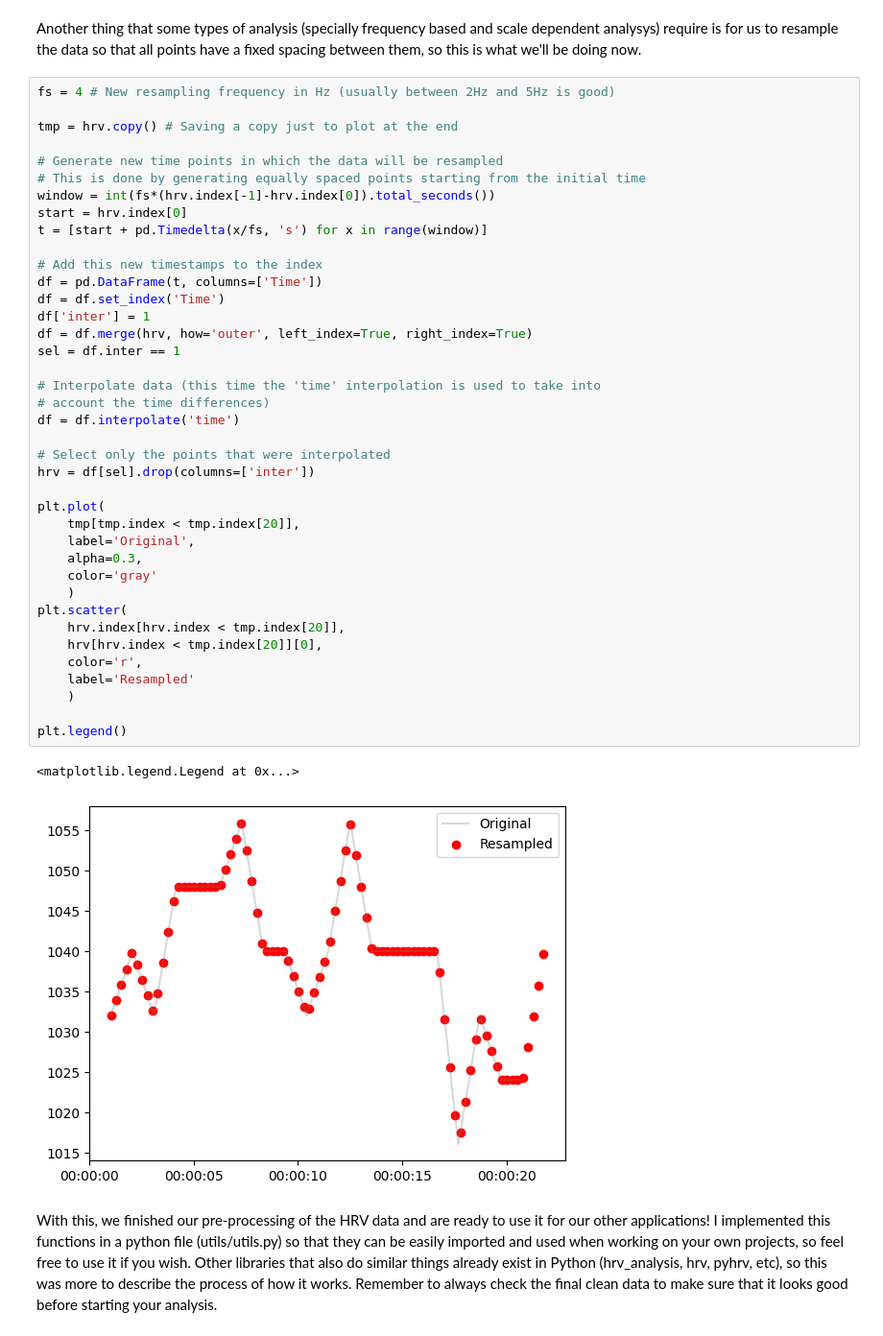
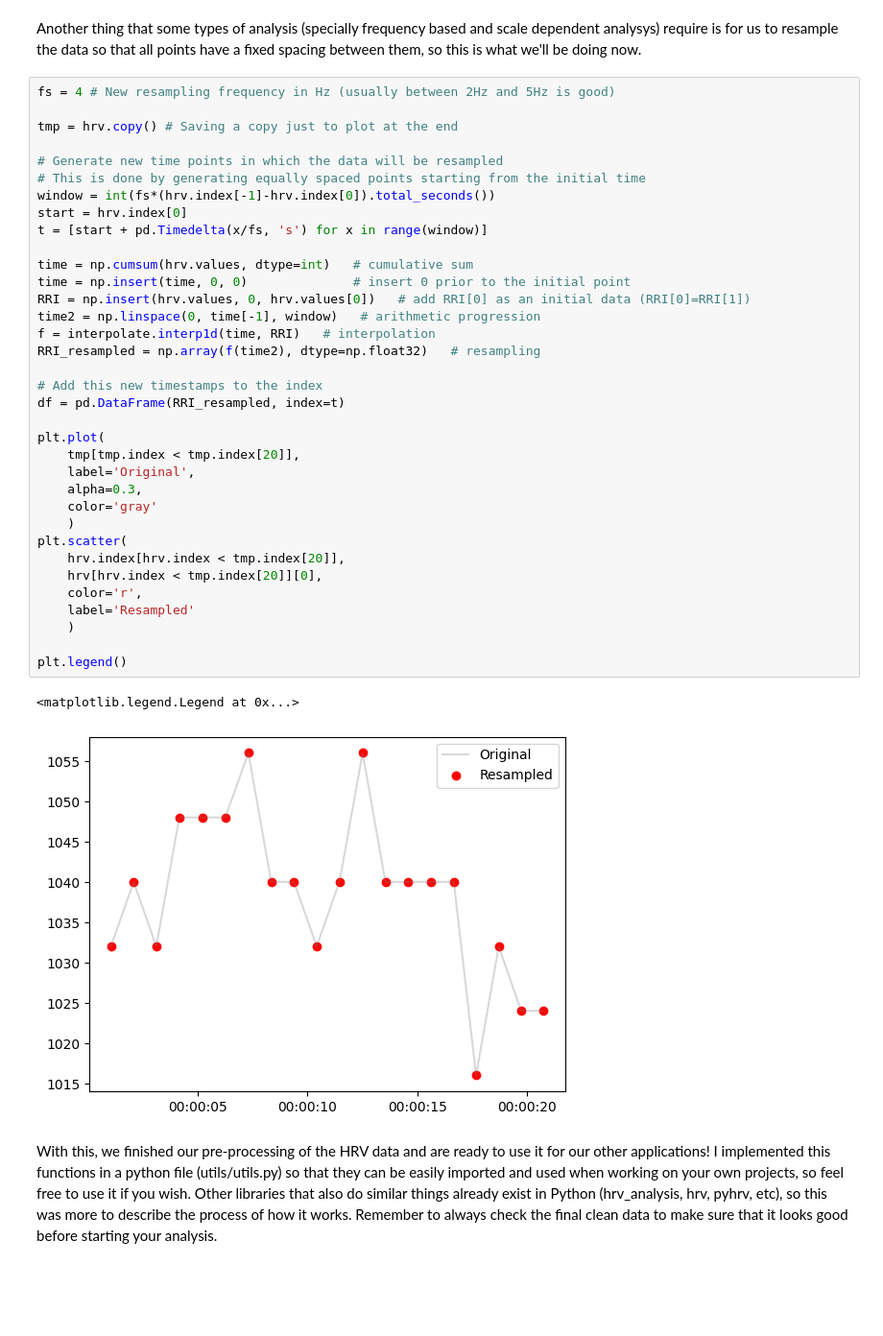
Before and after one commit to jkruse27/Tutorials, a Jupyter notebook: notebooks/hrv_basics.ipynb, the cells around one changed output. Shown: that part at 96% size. Cells and saved outputs as stored; diff of their text form; blank space fills up the shorter version.

Commit message:
fix: Correct small mistakes in resampling and file formating

```diff
--- a/notebooks/hrv_basics.ipynb
+++ b/notebooks/hrv_basics.ipynb
@@ -146,45 +147,41 @@ Another thing that some types of analysis (specially frequency based and scale d
 # %%
 fs = 4 # New resampling frequency in Hz (usually between 2Hz and 5Hz is good)
 
 tmp = hrv.copy() # Saving a copy just to plot at the end
 
 # Generate new time points in which the data will be resampled
 # This is done by generating equally spaced points starting from the initial time
 window = int(fs*(hrv.index[-1]-hrv.index[0]).total_seconds())
 start = hrv.index[0]
 t = [start + pd.Timedelta(x/fs, 's') for x in range(window)]
 
+time = np.cumsum(hrv.values, dtype=int)   # cumulative sum
+time = np.insert(time, 0, 0)              # insert 0 prior to the initial point
+RRI = np.insert(hrv.values, 0, hrv.values[0])   # add RRI[0] as an initial data (RRI[0]=RRI[1])
+time2 = np.linspace(0, time[-1], window)   # arithmetic progression
+f = interpolate.interp1d(time, RRI)   # interpolation
+RRI_resampled = np.array(f(time2), dtype=np.float32)   # resampling
+
 # Add this new timestamps to the index
-df = pd.DataFrame(t, columns=['Time'])
-df = df.set_index('Time')
-df['inter'] = 1
-df = df.merge(hrv, how='outer', left_index=True, right_index=True)
-sel = df.inter == 1
-
-# Interpolate data (this time the 'time' interpolation is used to take into
-# account the time differences)
-df = df.interpolate('time')
-
-# Select only the points that were interpolated
-hrv = df[sel].drop(columns=['inter'])
+df = pd.DataFrame(RRI_resampled, index=t)
 
 plt.plot(
     tmp[tmp.index < tmp.index[20]],
     label='Original',
     alpha=0.3,
     color='gray'
     )
 plt.scatter(
     hrv.index[hrv.index < tmp.index[20]],
     hrv[hrv.index < tmp.index[20]][0],
     color='r',
     label='Resampled'
     )
 
 plt.legend()
 # %% [output]
 <matplotlib.legend.Legend at 0x...>
-[figure, old version]
+[figure, new version]
 # %% [markdown]
 With this, we finished our pre-processing of the HRV data and are ready to use it for our other applications! I implemented this functions in a python file (utils/utils.py) so that they can be easily imported and used when working on your own projects, so feel free to use it if you wish. Other libraries that also do similar things already exist in Python (hrv_analysis, hrv, pyhrv, etc), so this was more to describe the process of how it works. Remember to always check the final clean data to make sure that it looks good before starting your analysis.
 # %%
```
Also changed, not shown: parts of 1 cell of this notebook, 1 other file.
